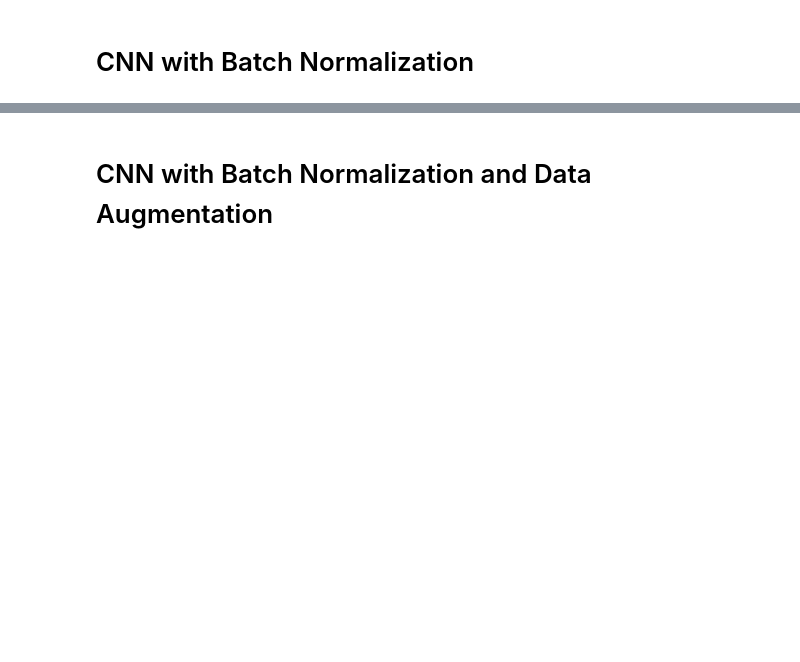
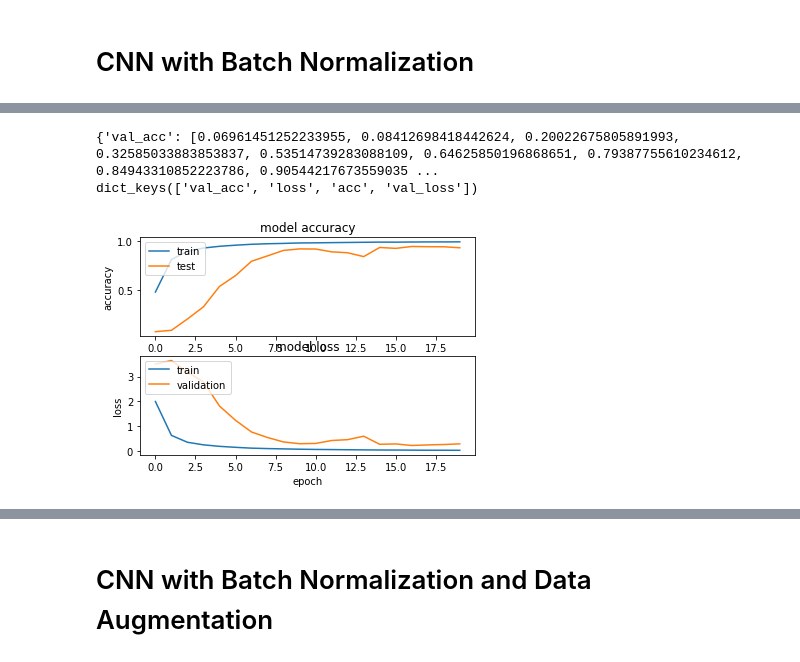
Before and after one commit to saritanavuluru/ML, a Jupyter notebook: capstone/KerasGTSB/Capstone_work_in_progress.ipynb, the cells around one changed output, grey strips where cells are left out. Saved outputs shown, nothing was run; the diff lists cells and outputs as text; code cells hidden in the pictures; blank space fills up the shorter version.

```diff
--- a/capstone/KerasGTSB/Capstone_work_in_progress.ipynb
+++ b/capstone/KerasGTSB/Capstone_work_in_progress.ipynb
@@ -539,0 +660,55 @@ model.evaluate(X_test,y_test)
+# %%
+#load
+
+import pickle
+
+history_bn = pickle.load( open( "CNN_BN_history", "rb" ) )
+print(history_bn)
+print(history_bn.keys())
+
+
+import matplotlib.pyplot as plt
+plt.figure(1)
+plt.subplot(211)
+plt.plot(history_bn['acc'])
+plt.plot(history_bn['val_acc'])
+plt.title('model accuracy')
+plt.ylabel('accuracy')
+plt.xlabel('epoch')
+plt.legend(['train', 'test'], loc='upper left')
+
+ # summarize history for loss
+
+plt.subplot(212)
+plt.plot(history_bn['loss'])
+plt.plot(history_bn['val_loss'])
+plt.title('model loss')
+plt.ylabel('loss')
+plt.xlabel('epoch')
+plt.legend(['train', 'validation'], loc='upper left')
+plt.show()
+
+
+
+
+
+
+#from keras.models import load_model
+
+#model.save('CNN.h5')  # creates a HDF5 file 'my_model.h5'
+#f = open(historyfile, 'wb')
+#pickle.dump(save, f, pickle.HIGHEST_PROTOCOL)
+#f.close()
+
+
+# returns a compiled model
+# identical to the previous one
+#model = load_model('CNN.h5')
+
+
+#model.save('models/CNN.ckpt')
+#model.evaluate(X_test,y_test)
+# %% [output]
+{'val_acc': [0.06961451252233955, 0.08412698418442624, 0.20022675805891993, 0.32585033883853837, 0.53514739283088109, 0.64625850196868651, 0.79387755610234612, 0.84943310852223786, 0.90544217673559035 ...
+dict_keys(['val_acc', 'loss', 'acc', 'val_loss'])
+[figure, added]
```
Also changed, not shown: parts of 18 cells of this notebook.
